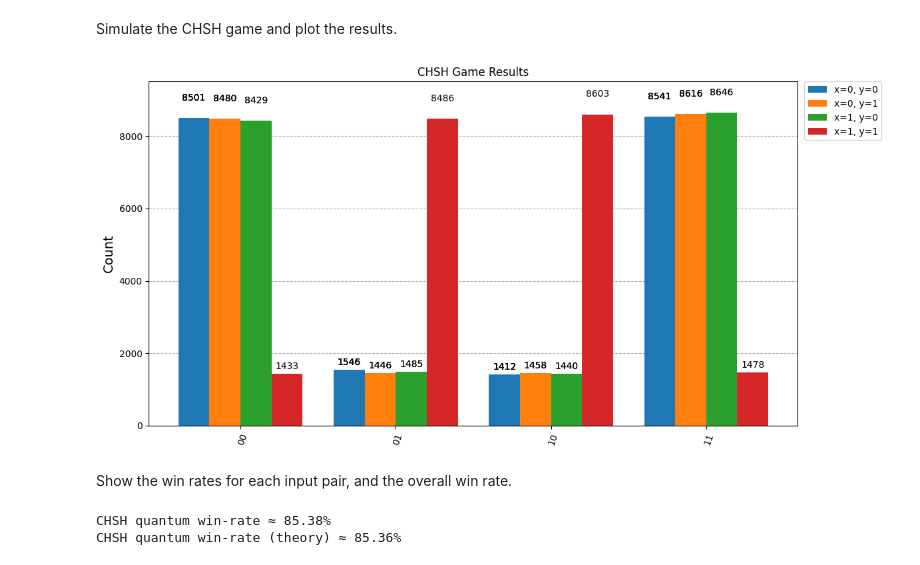
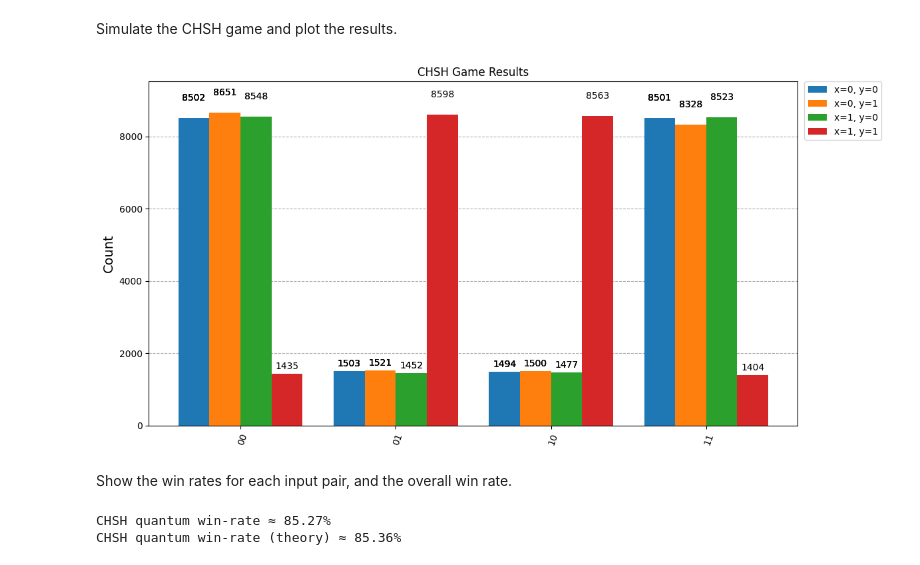
Before and after one commit to naokishibuya/qiskit-experiments, a Jupyter notebook: notebooks/chsh_game.ipynb, the cells around one changed output. Drawn from its saved outputs; the diff is of its cells as text; code cells hidden in the pictures.

Commit message:
Update CHSH game and add measurements

```diff
--- a/notebooks/chsh_game.ipynb
+++ b/notebooks/chsh_game.ipynb
@@ -497,37 +497,32 @@ def create_chsh_circuit(x, y):
 # %% [markdown]
 Simulate the CHSH game and plot the results.
 # %%
+from qiskit import transpile
 from qiskit_aer import AerSimulator
-from qiskit.transpiler import generate_preset_pass_manager
-from qiskit_ibm_runtime import SamplerV2 as Sampler
 from qiskit.visualization import plot_histogram
 
+backend = AerSimulator()
+shots = 20_000
 
-backend = AerSimulator()  # Use statevector simulator for exact results
-pm = generate_preset_pass_manager(backend=backend, optimization_level=1)
-shots = 20000
+# Build circuits
+input_pairs = list(product([0, 1], repeat=2))  # (x, y)
+circuits = [create_chsh_circuit(x, y) for x, y in input_pairs]
+compiled = transpile(circuits, backend, optimization_level=1)
 
-circuits = []
-input_pairs = list(product([0, 1], repeat=2))  # (x, y) pairs
-for x, y in input_pairs:
-    qc = create_chsh_circuit(x, y)
-    circuits.append(qc)
-
-qc_isa = pm.run(circuits)  # Optimize circuits
-sampler = Sampler(mode=backend)
-job = sampler.run(qc_isa, shots=shots)
+# Run
+job = backend.run(compiled, shots=shots)
 results = job.result()
 
-counts_list = [result.data.c.get_counts() for result in results]
+counts_list = [results.get_counts(i) for i in range(len(input_pairs))]
 
 # Show histogram of results
 plot_histogram(
     counts_list,
     figsize=(12, 6),
     legend=[f"x={x}, y={y}" for x, y in input_pairs],
     title="CHSH Game Results")
 # %% [output]
-[figure, old version]
+[figure, new version]
 # %% [markdown]
 Show the win rates for each input pair, and the overall win rate.
 # %%
@@ -549,5 +544,5 @@ print(f"CHSH quantum win-rate ≈ {win_rate*100:.2f}%")
 P_win_quantum_theory = np.cos(np.pi / 8)**2  # ~0.8536
 print(f"CHSH quantum win-rate (theory) ≈ {P_win_quantum_theory*100:.2f}%")
 # %% [output]
-CHSH quantum win-rate ≈ 85.38%
+CHSH quantum win-rate ≈ 85.27%
 CHSH quantum win-rate (theory) ≈ 85.36%
```
Also changed, not shown: 2 other files.
